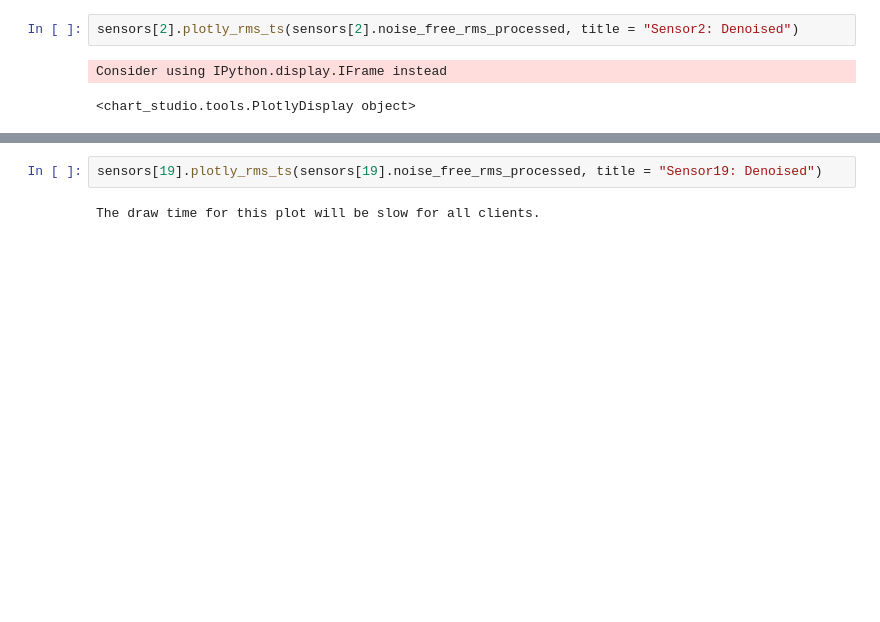
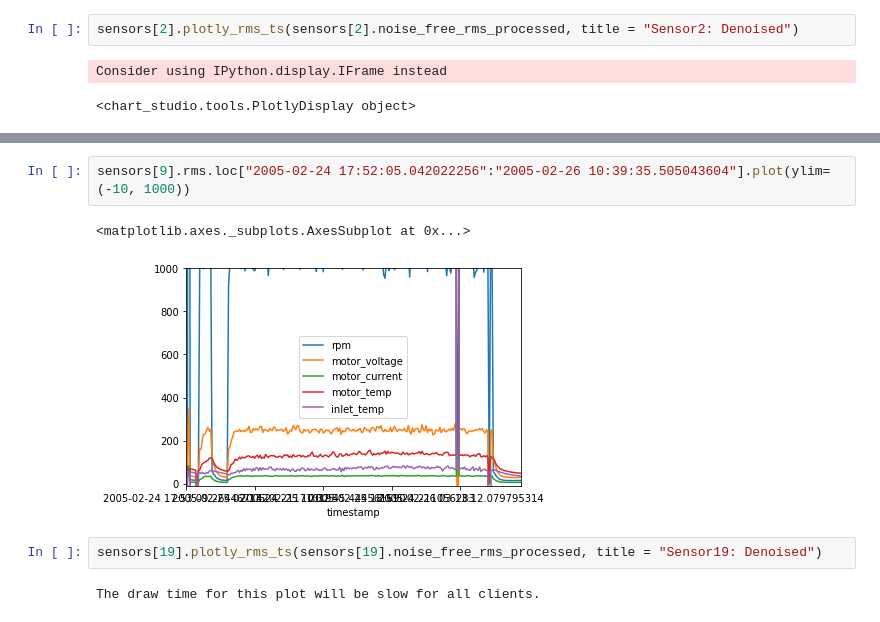
Before and after one commit to ajeyamk/challenges, a Jupyter notebook: data-science/Data science challenge.ipynb, the cells around one changed output, grey strips where cells are left out. Cells and saved outputs as stored; diff of their text form; blank space fills up the shorter version.

```diff
--- a/data-science/Data science challenge.ipynb
+++ b/data-science/Data science challenge.ipynb
@@ -341,3 +347,8 @@ Estimated Draw Time Slow
+# %%
+sensors[9].rms.loc["2005-02-24 17:52:05.042022256":"2005-02-26 10:39:35.505043604"].plot(ylim=(-10, 1000))
+# %% [output]
+<matplotlib.axes._subplots.AxesSubplot at 0x...>
+[figure, added]
 # %%
 sensors[19].plotly_rms_ts(sensors[19].noise_free_rms_processed, title = "Sensor19: Denoised")
 # %% [output]
```
Also changed, not shown: parts of 40 cells of this notebook.
